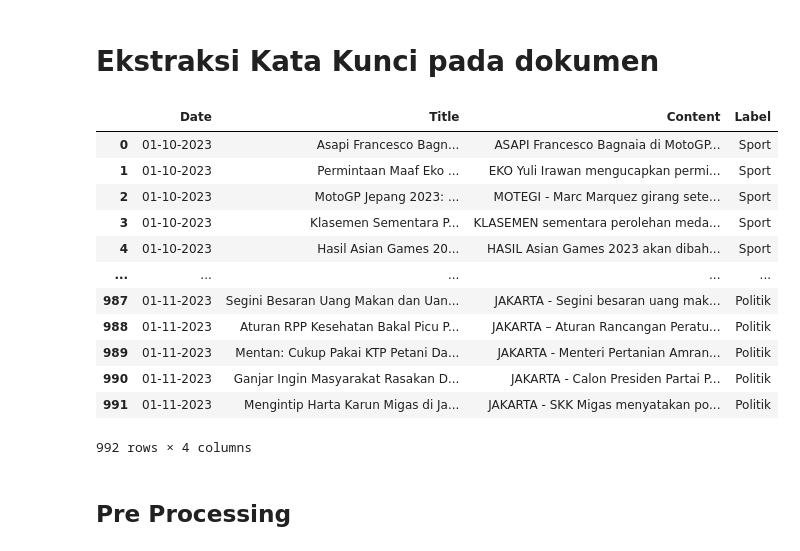
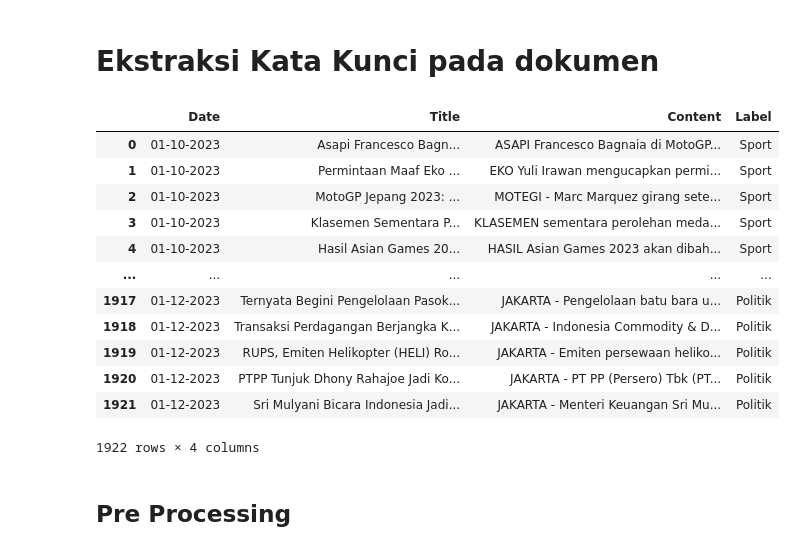
Before and after one commit to khikisb/ppw, a Jupyter notebook: _sources/tugas-ppw/Tugas-5.ipynb, the cells around one changed output. Cells and saved outputs as stored; diff of their text form; code cells hidden in the pictures.

```diff
--- a/_sources/tugas-ppw/Tugas-5.ipynb
+++ b/_sources/tugas-ppw/Tugas-5.ipynb
@@ -7,22 +14,22 @@ from itertools import combinations
 import networkx as nx
 import matplotlib.pyplot as plt
 # %%
-data = pd.read_csv("/content/drive/MyDrive/ppw/tugas/data_tugas4/data_label_news.csv")
+data = pd.read_excel("/content/drive/MyDrive/ppw/tugas/data_tugas5/data_label_news.xlsx")
 data
 # %% [output]
 |  | Date | Title | Content | Label |
 | 0 | 01-10-2023 | Asapi Francesco Bagn... | ASAPI Francesco Bagnaia di MotoGP... | Sport |
 | 1 | 01-10-2023 | Permintaan Maaf Eko ... | EKO Yuli Irawan mengucapkan permi... | Sport |
 | 2 | 01-10-2023 | MotoGP Jepang 2023: ... | MOTEGI - Marc Marquez girang sete... | Sport |
 | 3 | 01-10-2023 | Klasemen Sementara P... | KLASEMEN sementara perolehan meda... | Sport |
 | 4 | 01-10-2023 | Hasil Asian Games 20... | HASIL Asian Games 2023 akan dibah... | Sport |
 | ... | ... | ... | ... | ... |
-| 987 | 01-11-2023 | Segini Besaran Uang Makan dan Uan... | JAKARTA - Segini besaran uang mak... | Politik |
-| 988 | 01-11-2023 | Aturan RPP Kesehatan Bakal Picu P... | JAKARTA – Aturan Rancangan Peratu... | Politik |
-| 989 | 01-11-2023 | Mentan: Cukup Pakai KTP Petani Da... | JAKARTA - Menteri Pertanian Amran... | Politik |
-| 990 | 01-11-2023 | Ganjar Ingin Masyarakat Rasakan D... | JAKARTA - Calon Presiden Partai P... | Politik |
-| 991 | 01-11-2023 | Mengintip Harta Karun Migas di Ja... | JAKARTA - SKK Migas menyatakan po... | Politik |
+| 1917 | 01-12-2023 | Ternyata Begini Pengelolaan Pasok... | JAKARTA - Pengelolaan batu bara u... | Politik |
+| 1918 | 01-12-2023 | Transaksi Perdagangan Berjangka K... | JAKARTA - Indonesia Commodity & D... | Politik |
+| 1919 | 01-12-2023 | RUPS, Emiten Helikopter (HELI) Ro... | JAKARTA - Emiten persewaan heliko... | Politik |
+| 1920 | 01-12-2023 | PTPP Tunjuk Dhony Rahajoe Jadi Ko... | JAKARTA - PT PP (Persero) Tbk (PT... | Politik |
+| 1921 | 01-12-2023 | Sri Mulyani Bicara Indonesia Jadi... | JAKARTA - Menteri Keuangan Sri Mu... | Politik |
-992 rows × 4 columns
+1922 rows × 4 columns
 # %% [markdown]
 ## Pre Processing
 # %%
```
Also changed, not shown: parts of 7 cells of this notebook, 26 other files.
